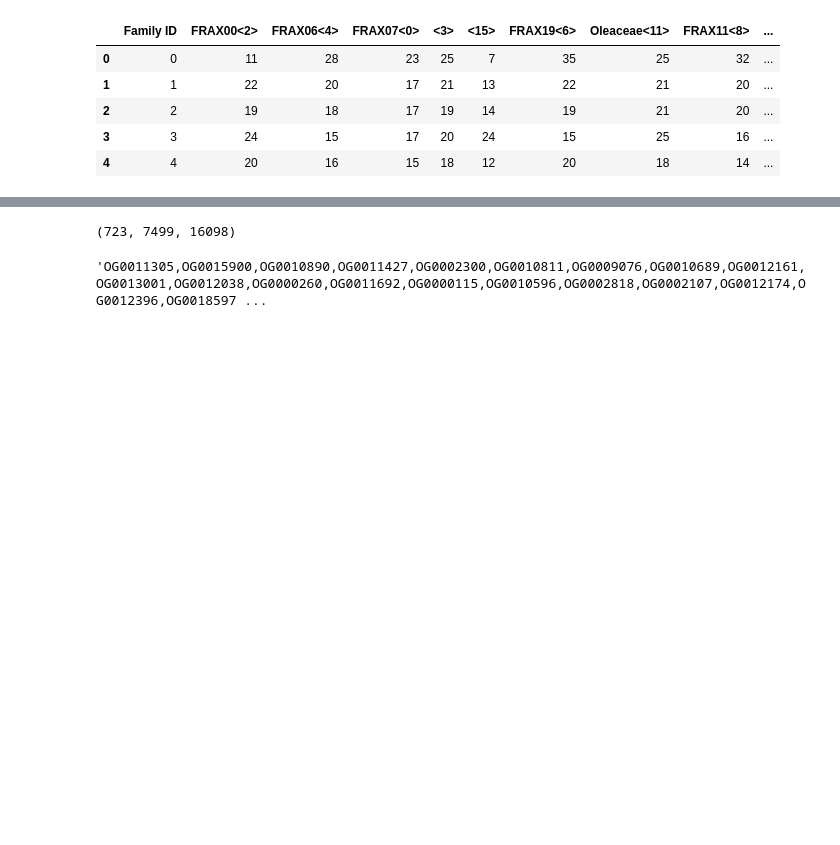
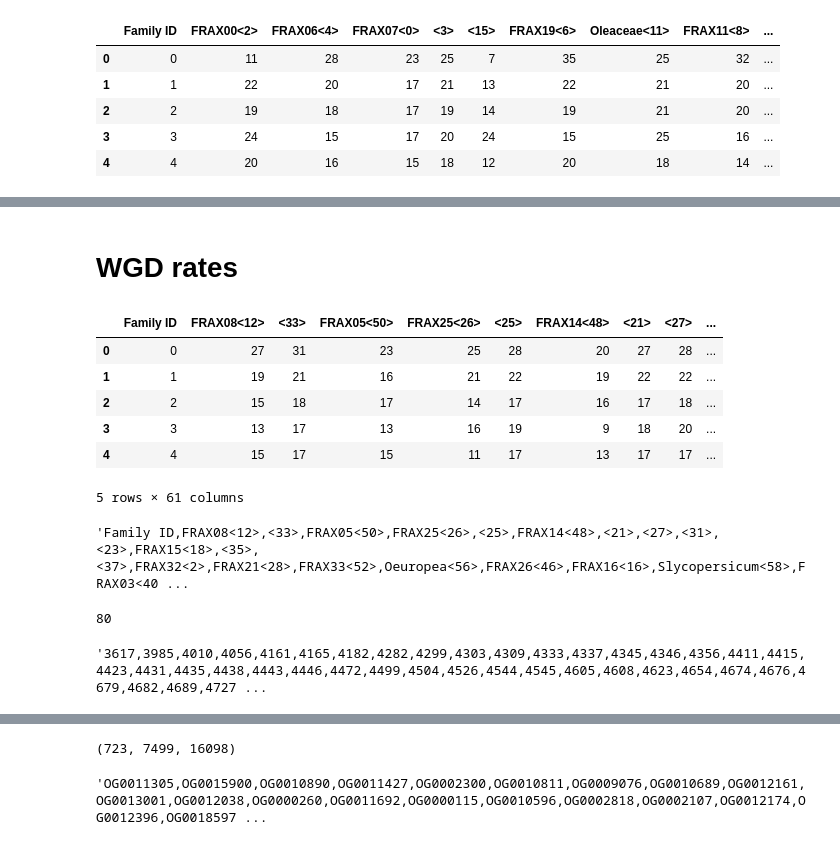
Before and after one commit to josiahseaman/DNA_Duplications, a Jupyter notebook: ClassifyRetainedvsDiploidization.ipynb, the cells around one changed output, grey strips where cells are left out. Cells and saved outputs as stored; diff of their text form; code cells hidden in the pictures; blank space fills up the shorter version.

```diff
--- a/ClassifyRetainedvsDiploidization.ipynb
+++ b/ClassifyRetainedvsDiploidization.ipynb
@@ -19,0 +80,32 @@ df.head()
+# %% [markdown]
+# WGD rates
+# %%
+from pandas import read_csv
+wgd = read_csv(r"CAFE-4.1\data\cafe_orthofinder\reports\WGD_rates_loose_summary_anc.csv", sep='\t')
+# wgd = wgd.rename(index=str, columns={"<11>": "Oleaceae<11>"})
+wgd.head()
+# %% [output]
+|  | Family ID | FRAX08<12> | <33> | FRAX05<50> | FRAX25<26> | <25> | FRAX14<48> | <21> | <27> | ... |
+| 0 | 0 | 27 | 31 | 23 | 25 | 28 | 20 | 27 | 28 | ... |
+| 1 | 1 | 19 | 21 | 16 | 21 | 22 | 19 | 22 | 22 | ... |
+| 2 | 2 | 15 | 18 | 17 | 14 | 17 | 16 | 17 | 18 | ... |
+| 3 | 3 | 13 | 17 | 13 | 16 | 19 | 9 | 18 | 20 | ... |
+| 4 | 4 | 15 | 17 | 15 | 11 | 17 | 13 | 17 | 17 | ... |
+5 rows × 61 columns
+# %%
+','.join([c for c in wgd])
+# %% [output]
+'Family ID,FRAX08<12>,<33>,FRAX05<50>,FRAX25<26>,<25>,FRAX14<48>,<21>,<27>,<31>,<23>,FRAX15<18>,<35>,<37>,FRAX32<2>,FRAX21<28>,FRAX33<52>,Oeuropea<56>,FRAX26<46>,FRAX16<16>,Slycopersicum<58>,FRAX03<40 ...
+# %%
+frax_all = [c for c in wgd if c.startswith('FRAX')] + ['Oeuropea<56>']
+','.join(frax_all)
+
+frax_mask = (2 == wgd['FRAX00<20>'])
+for column in frax_all:
+    frax_mask = frax_mask & (wgd[column] == wgd['FRAX00<20>'])
+print(len(wgd[frax_mask]))
+
+','.join([str(x) for x in (wgd[frax_mask])['Family ID']])
+# %% [output]
+80
+'3617,3985,4010,4056,4161,4165,4182,4282,4299,4303,4309,4333,4337,4345,4346,4356,4411,4415,4423,4431,4435,4438,4443,4446,4472,4499,4504,4526,4544,4545,4605,4608,4623,4654,4674,4676,4679,4682,4689,4727 ...
```
Also changed, not shown: parts of 15 cells of this notebook, 4 other files.
